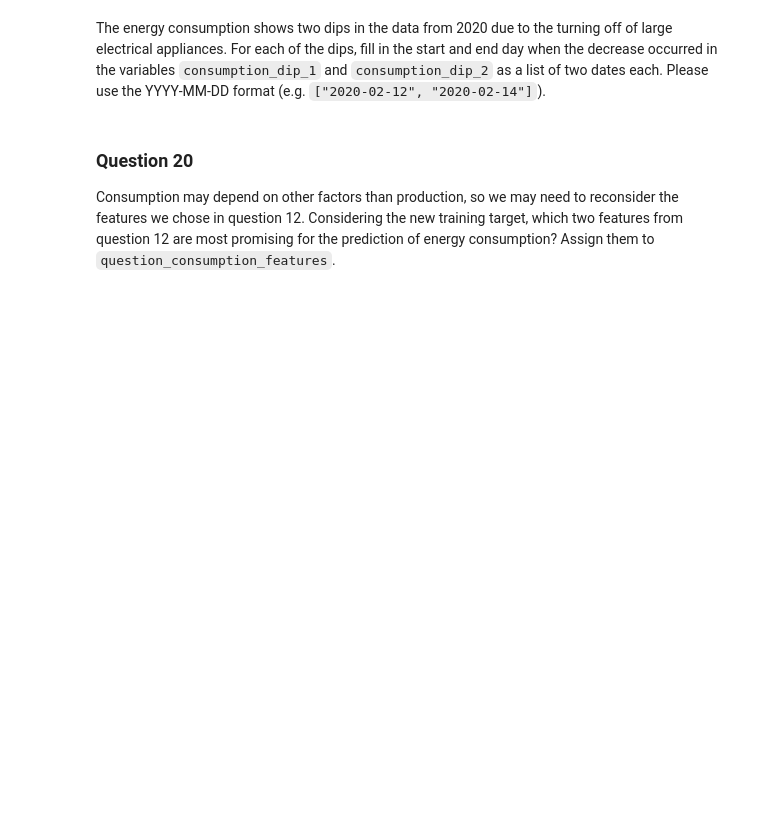
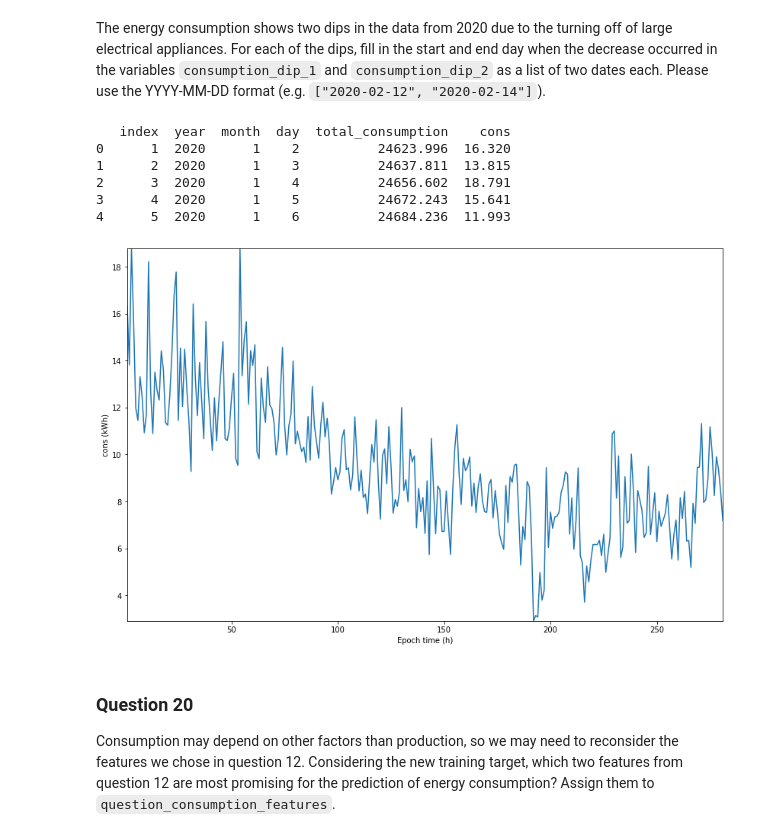
Before and after one commit to LeonVitanos/electricity-consumption-IoT-analysis, a Jupyter notebook: assignment.ipynb, the cells around one changed output. Cells and saved outputs as stored; diff of their text form; code cells hidden in the pictures; blank space fills up the shorter version.

```diff
--- a/assignment.ipynb
+++ b/assignment.ipynb
@@ -1007,3 +1006,38 @@ The energy consumption shows two dips in the data from 2020 due to the turning o
+# %%
+#// BEGIN_TODO [Q19]
+raw_energy_20.head()
+col = "total_consumption"
+consumption = raw_energy_20.copy()
+times = pd.to_datetime(consumption["seconds"], unit='s')
+consumption = consumption.groupby([times.dt.year, times.dt.month, times.dt.dayofyear])[[col]].agg(np.max)
+consumption.index.names = ["year", "month", "day"]
+consumption = consumption.dropna()
+consumption = consumption.reset_index()
+
+consumption["cons"] = consumption[col] - consumption[col].shift(1)
+consumption.loc[np.isnan(consumption.cons)]
+consumption = consumption.dropna().reset_index()
+
+print(consumption.head())
+plt.rcParams["figure.figsize"] = (14, 9) # (w, h)
+X = consumption[:281]["index"]
+Y = consumption[:281]["cons"]
+plt.plot(X, Y)
+plt.xlabel('Epoch time (h)')
+plt.ylabel('cons (kWh)')
+plt.axis([X.min(), X.max(), Y.min(), Y.max()])
+
+consumption_dip_1 = ["2020-07-11", "2020-07-16"]
+consumption_dip_2 = ["2020-08-02", "2020-08-16"]
+#// END_TODO [Q19]
+# %% [output]
+   index  year  month  day  total_consumption    cons
+0      1  2020      1    2          24623.996  16.320
+1      2  2020      1    3          24637.811  13.815
+2      3  2020      1    4          24656.602  18.791
+3      4  2020      1    5          24672.243  15.641
+4      5  2020      1    6          24684.236  11.993
+[figure, added]
 # %% [markdown]
 ### Question 20
 
```
Also changed, not shown: parts of 11 cells of this notebook, 1 other file.
